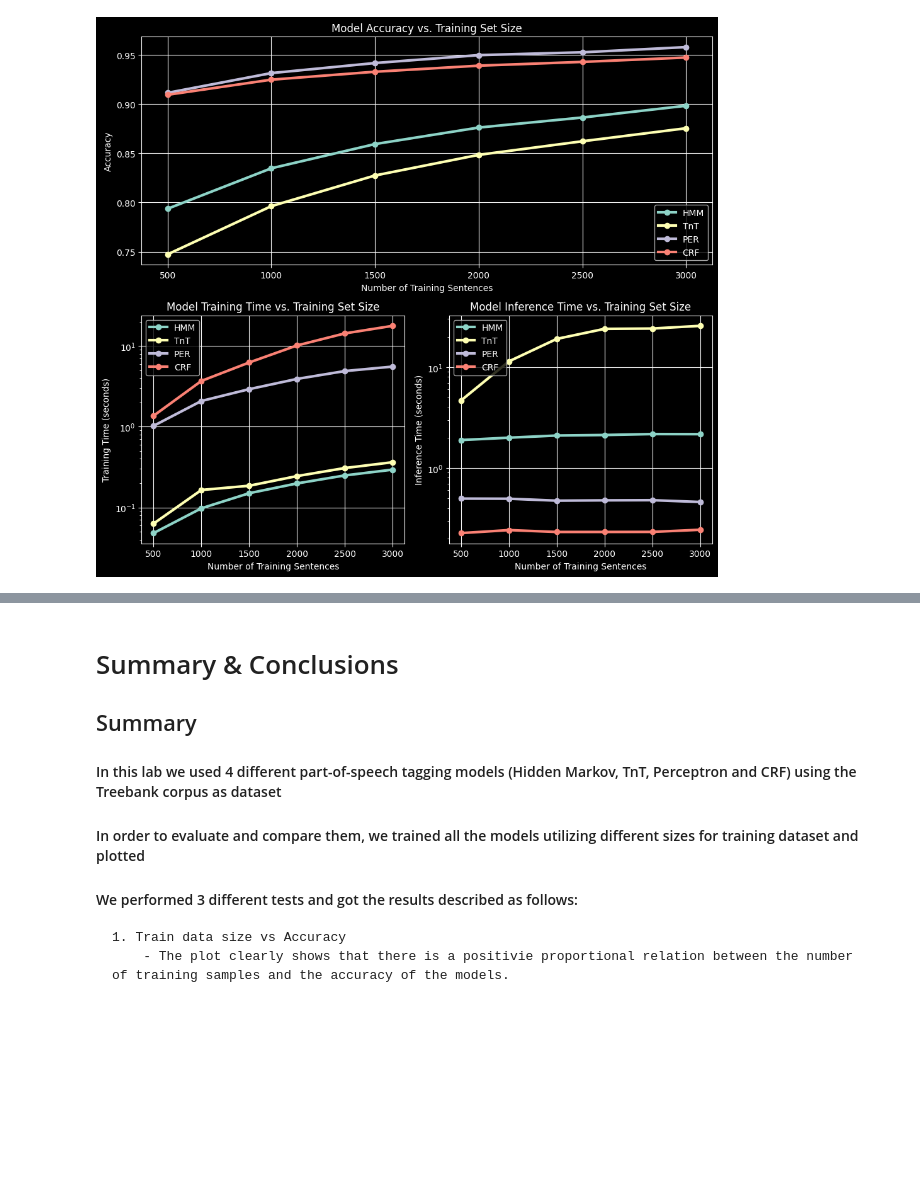
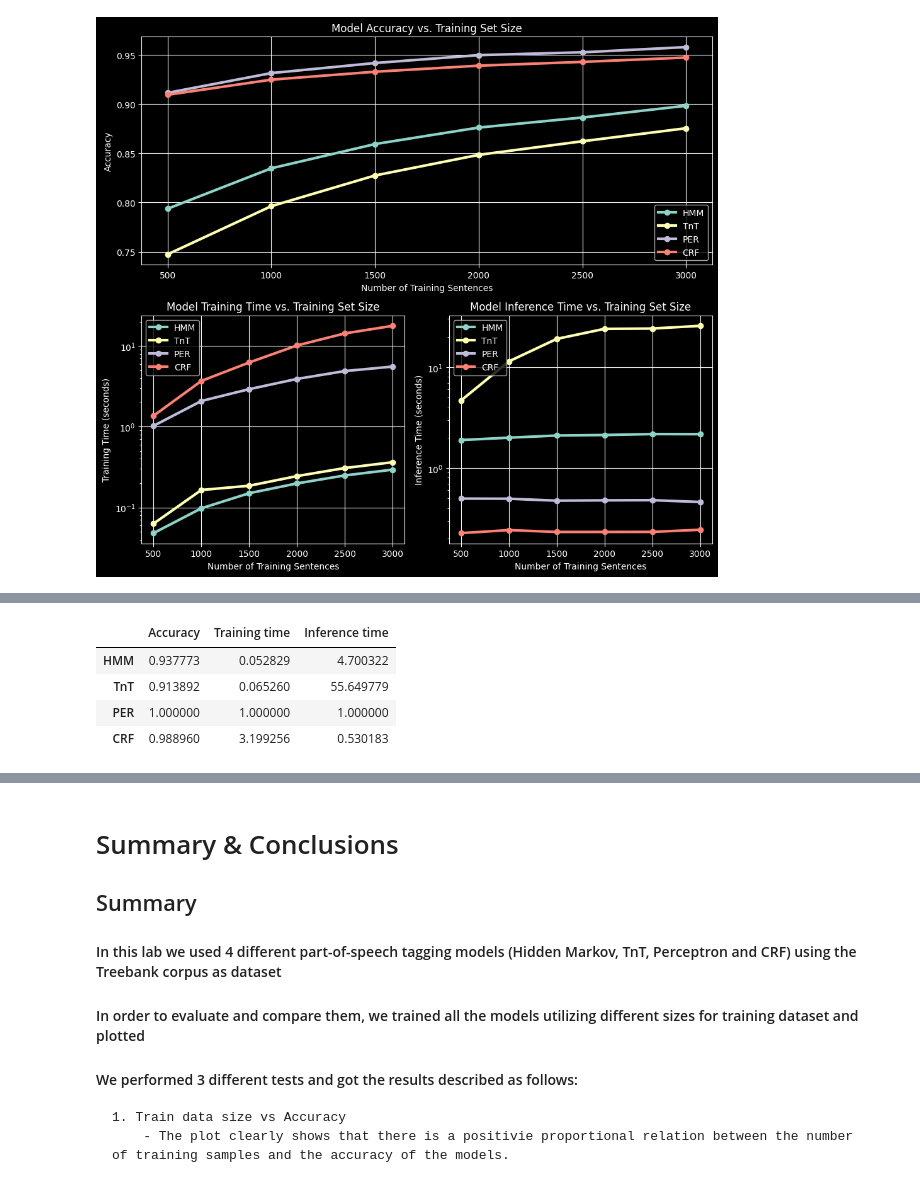
Before and after one commit to ZachParent/mai-intro-to-human-language-technologies, a Jupyter notebook: lab4/lab4.ipynb, the cells around one changed output, grey strips where cells are left out. Drawn from its saved outputs; the diff is of its cells as text; code cells hidden in the pictures; blank space fills up the shorter version.

```diff
--- a/lab4/lab4.ipynb
+++ b/lab4/lab4.ipynb
@@ -256,0 +267,9 @@ plt.show()
+# %%
+results_vs_PER = results_with_3000_training_data / results_with_3000_training_data.loc['PER']
+results_vs_PER
+# %% [output]
+|  | Accuracy | Training time | Inference time |
+| HMM | 0.937773 | 0.052829 | 4.700322 |
+| TnT | 0.913892 | 0.065260 | 55.649779 |
+| PER | 1.000000 | 1.000000 | 1.000000 |
+| CRF | 0.988960 | 3.199256 | 0.530183 |
```
Also changed, not shown: parts of 2 cells of this notebook.
